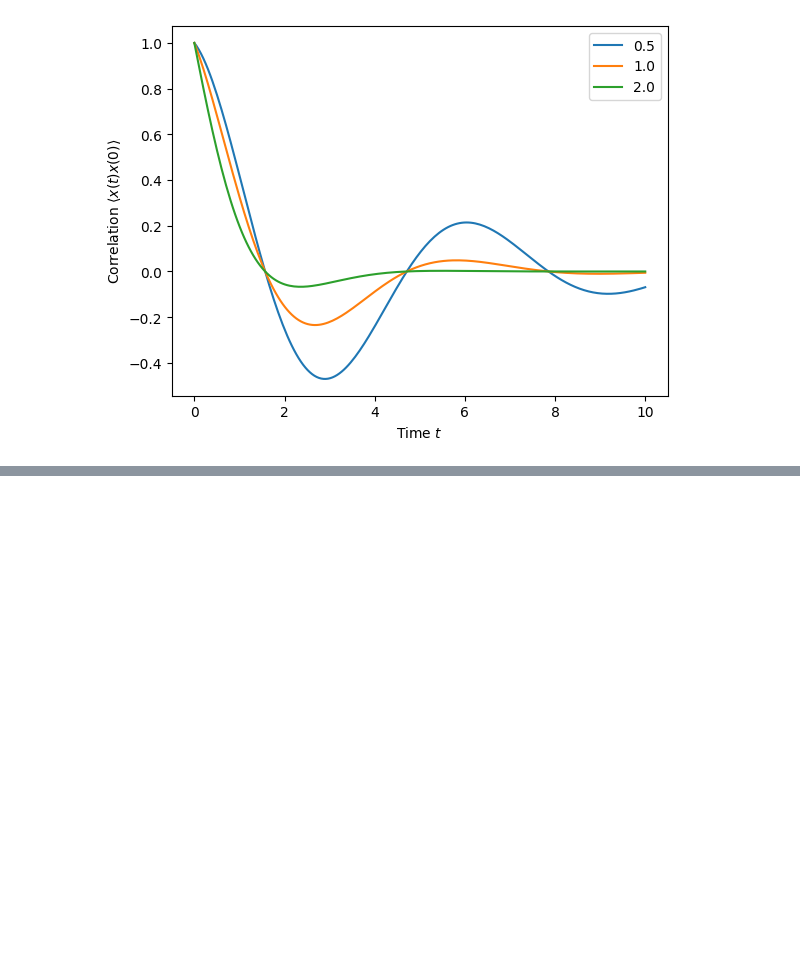
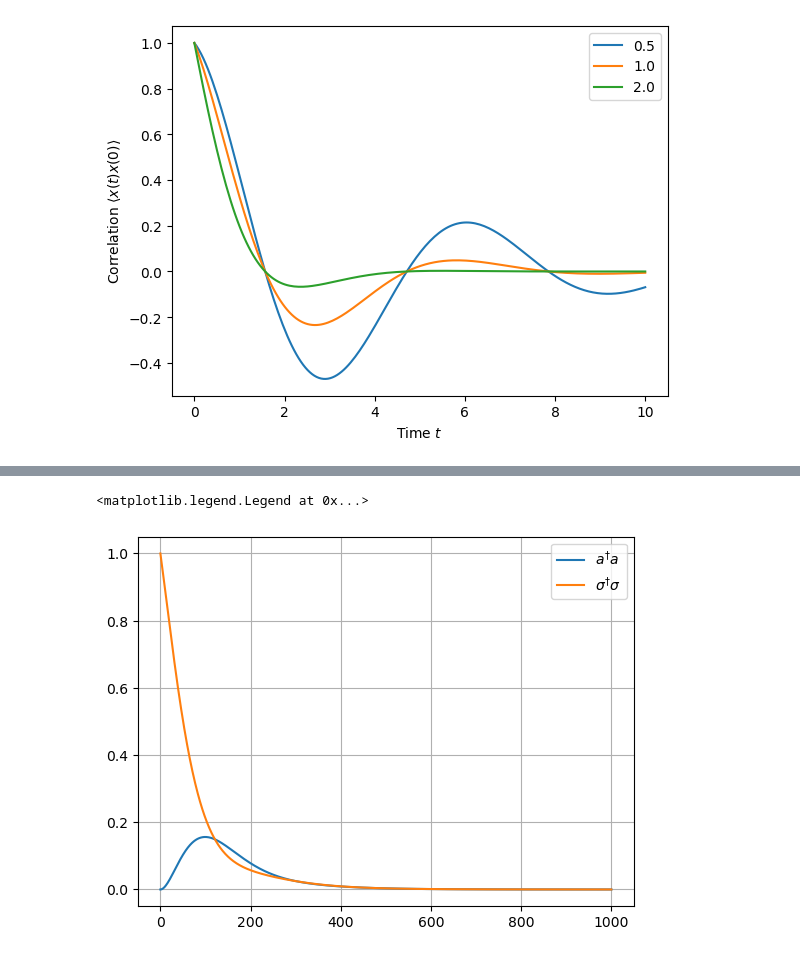
Before and after one commit to MechanicalPenguin225/quandelight, a Jupyter notebook: notebooks/discovering_qutip.ipynb, the cells around one changed output, grey strips where cells are left out. Drawn from its saved outputs; the diff is of its cells as text; code cells hidden in the pictures; blank space fills up the shorter version.

Commit message:
Quantum sim is setup... kinda. Weird results

```diff
--- a/notebooks/discovering_qutip.ipynb
+++ b/notebooks/discovering_qutip.ipynb
@@ -242,0 +246,33 @@ plt.show()
+# %%
+g = 1e-2
+delta_o = 0
+delta_c = 0
+kappa = 1e-1
+gamma = 1e-1
+
+times = np.linspace(0, 1000, 1001)
+
+sigma = tensor(destroy(2), qeye(2)) # atom annihilation operator
+a = tensor(qeye(2), destroy(2)) # cavity annihilation operator
+
+n_a = a.dag()*a
+n_sigma = sigma.dag()*sigma
+
+H = delta_o*n_a + delta_c*n_sigma + g*(a.dag()*sigma + a*sigma.dag())
+
+psi0 = tensor(fock(2, 1),fock(2, 0))
+
+c_ops = [kappa*a, 2*gamma*n_sigma, gamma*sigma]
+
+result = mesolve(H, psi0, times, c_ops, [n_a, n_sigma])
+
+labels = [r"$a^{\dagger}a$", r"$\sigma^{\dagger}\sigma$"]
+
+for i, out in enumerate(result.expect) :
+    plt.plot(times, out, label=labels[i])
+
+plt.grid(True)
+plt.legend()
+# %% [output]
+<matplotlib.legend.Legend at 0x...>
+[figure, added]
```
Also changed, not shown: parts of 5 cells of this notebook, 2 other files.
